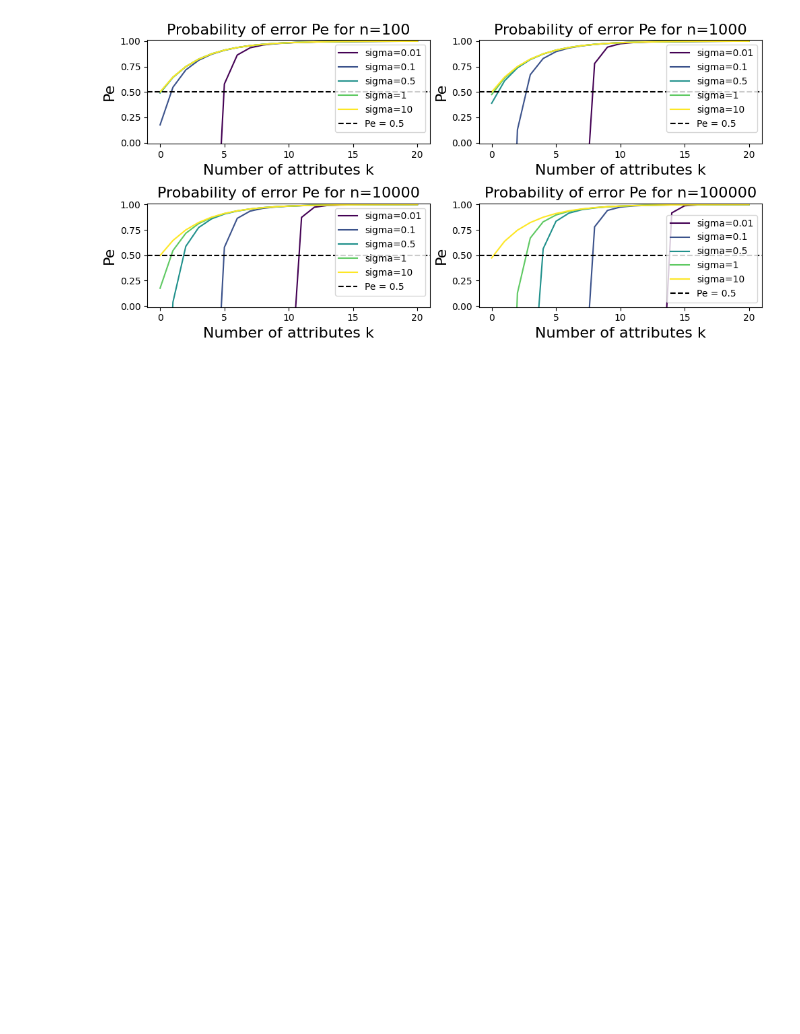
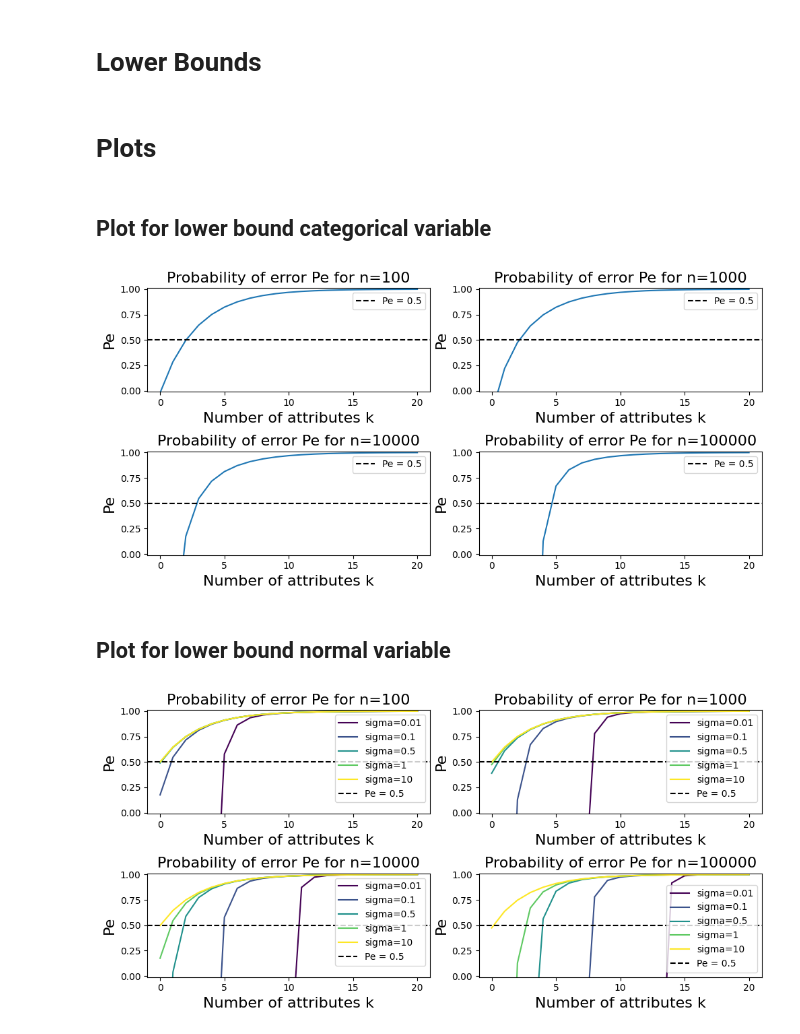
Before and after one commit to geometric-intelligence/proteo, a Jupyter notebook: notebooks/probability_of_error.ipynb, the cells around one changed output. Saved outputs shown, nothing was run; the diff lists cells and outputs as text; code cells hidden in the pictures; blank space fills up the shorter version.

Commit message:
Add comparison with binary case

```diff
--- a/notebooks/probability_of_error.ipynb
+++ b/notebooks/probability_of_error.ipynb
@@ -1 +1,31 @@
+# %% [markdown]
+# Lower Bounds
+# %%
+import matplotlib.cm as cm
+import matplotlib.pyplot as plt
+import numpy as np
+
+def lower_bound_categorical(k, n=1000, epsilon=0.01):
+    """Compute the lower bound to Pe for the binary valued cost function case.
+
+    BOP is a categorical variable.
+    """
+    d = 2 ** k
+    m = n / d
+    parenthesis_term = ( 1 + 4 * epsilon ** 2)**(m/2)
+    frac_term = 1 / np.sqrt(d)
+    return 1 - frac_term * parenthesis_term
+
+def lower_bound_normal(k, n=1000, epsilon=0.01, sigma=1):
+    """Compute the lower bound to Pe for the real-valued cost function case.
+
+    BOP is (approximated as) a normal variable.
+    """
+    d = 2 ** k
+    m = n / d
+    exp_term = np.exp( (m*epsilon**2) / (2 * sigma**2))
+    frac_term = 1 / (2 * np.sqrt(d))
+    return 1 - frac_term * exp_term
+# %% [markdown]
+# Plots
 # %%
@@ -36,3 +66,23 @@ def plot_phi(ax, n):
+# %% [markdown]
+## Plot for lower bound categorical variable
+# %%
+# Create the figure and axes for subplots
+fig, axes = plt.subplots(nrows=2, ncols=2, figsize=(10, 5))
+
+# Plot for n=100, n=1000, and n=10000 on separate subplots
+n_values = [100, 1000, 10 ** 4, 10 ** 5, 10 ** 6, 10 ** 7]
+for i in range(2):
+    for j in range(2):
+        n = n_values[2*i + j]
+        plot_lower_bound_categorical(axes[i, j], n)
+
+# Adjust layout and display the plot
+plt.tight_layout()
+plt.show()
+# %% [output]
+[figure, added]
+# %% [markdown]
+## Plot for lower bound normal variable
 # %%
 # Create the figure and axes for subplots
 fig, axes = plt.subplots(nrows=2, ncols=2, figsize=(10, 5))
```
Also changed, not shown: parts of 2 cells of this notebook.
